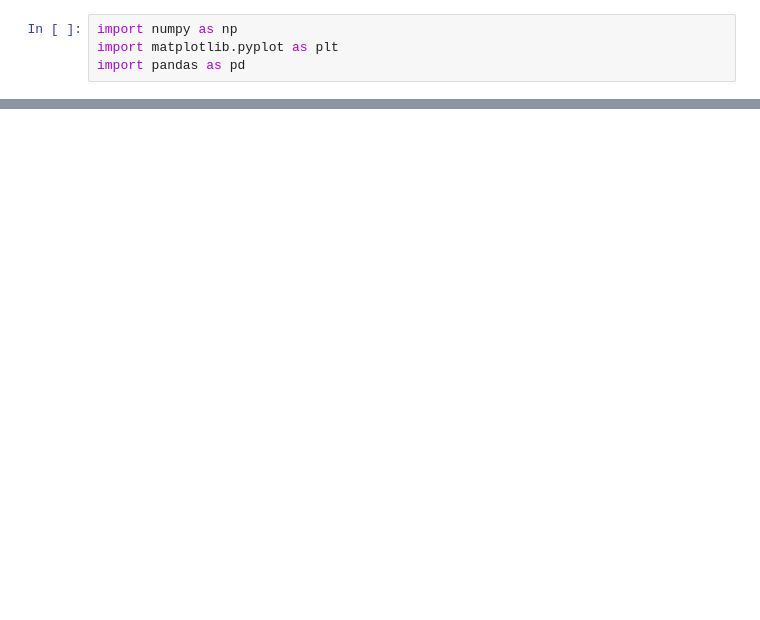
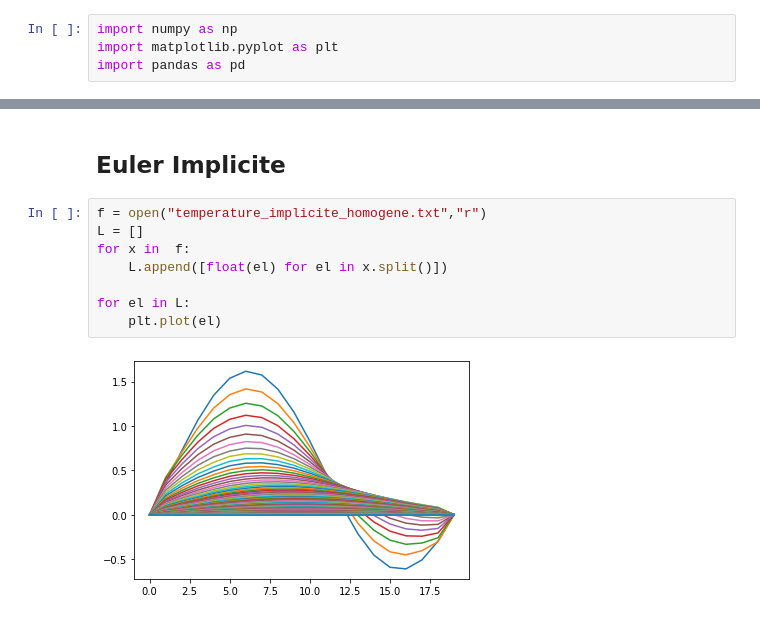
Before and after one commit to pierreberranger/devoir_equation_chaleur, a Jupyter notebook: trace_python/trace_temperature.ipynb, the cells around one changed output, grey strips where cells are left out. Drawn from its saved outputs; the diff is of its cells as text; blank space fills up the shorter version.

```diff
--- a/trace_python/trace_temperature.ipynb
+++ b/trace_python/trace_temperature.ipynb
@@ -14,0 +17,12 @@ for el in L:
+# %% [markdown]
+## Euler Implicite
+# %%
+f = open("temperature_implicite_homogene.txt","r")
+L = []
+for x in  f:
+    L.append([float(el) for el in x.split()])
+
+for el in L:
+    plt.plot(el)
+# %% [output]
+[figure, added]
```
Also changed, not shown: parts of 7 cells of this notebook, 13 other files.
